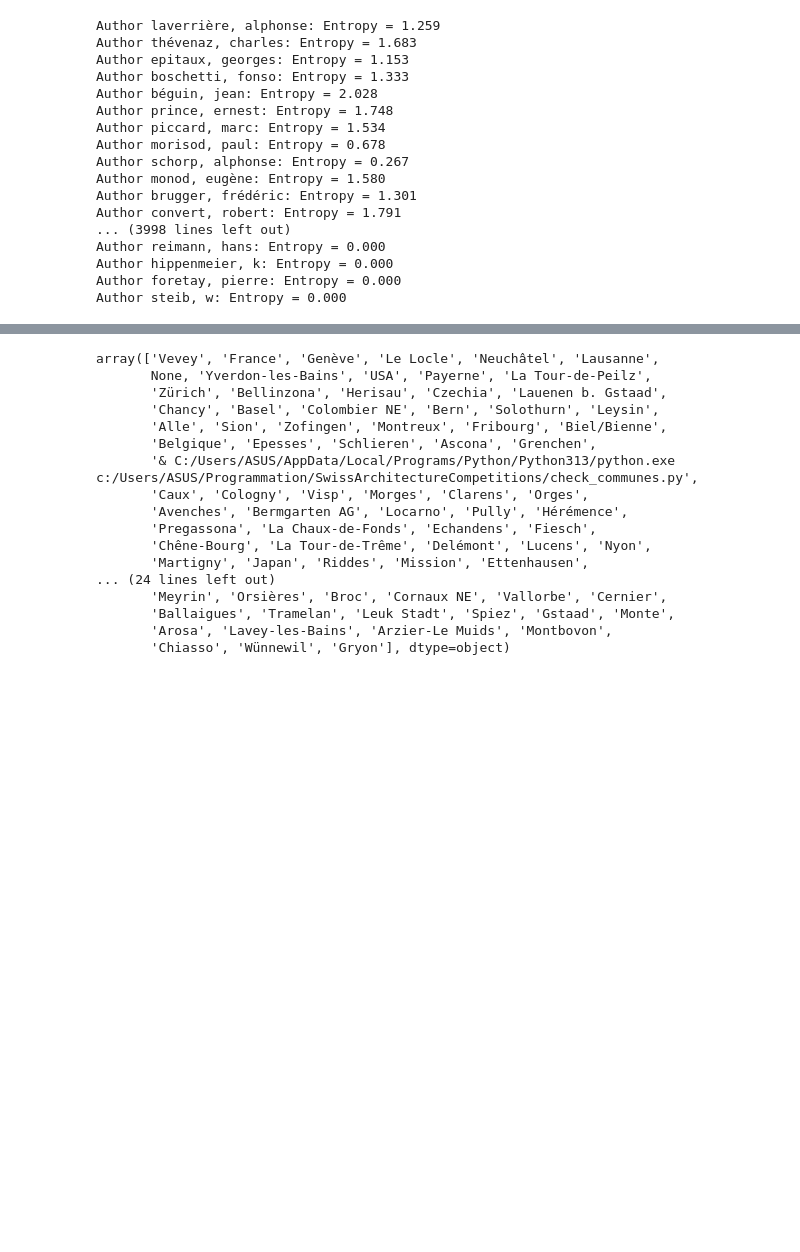
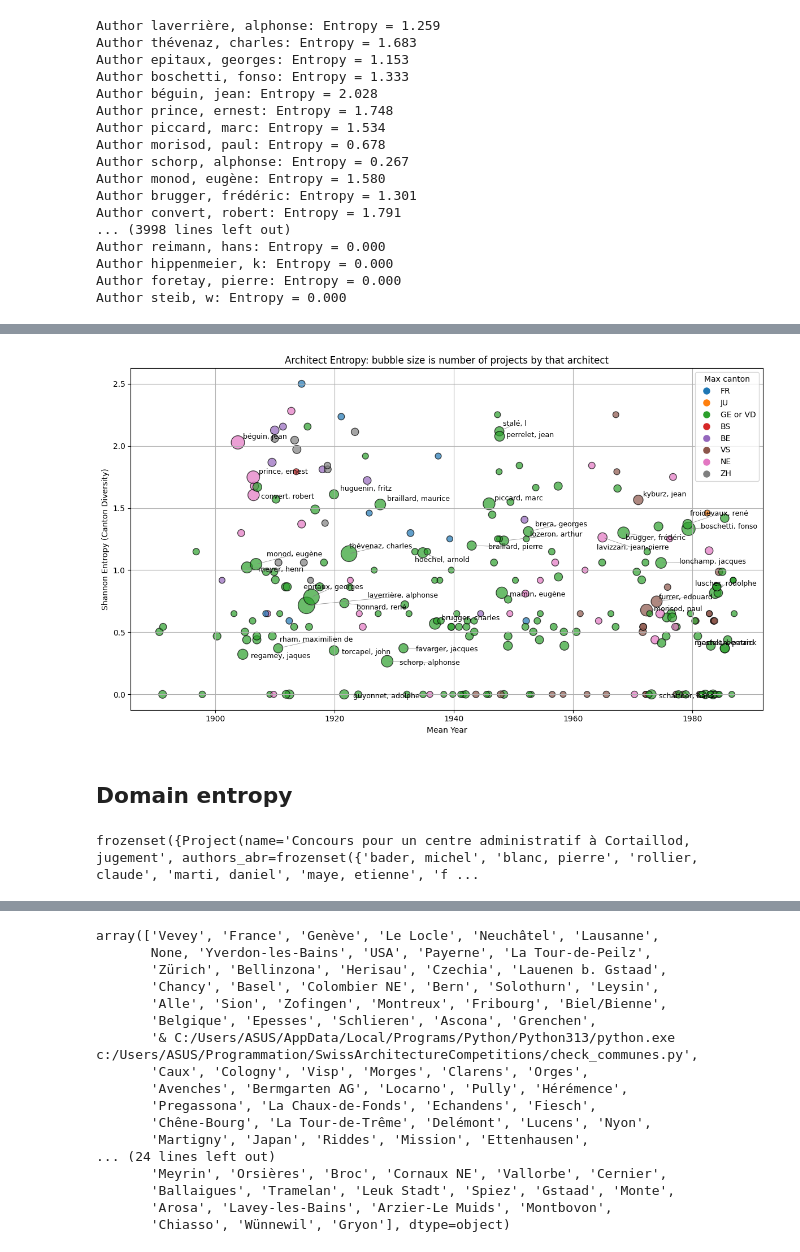
Before and after one commit to ccpfoye/SwissArchitectureCompetitions, a Jupyter notebook: networks_stats.ipynb, the cells around one changed output, grey strips where cells are left out. Saved outputs shown, nothing was run; the diff lists cells and outputs as text; code cells hidden in the pictures; blank space fills up the shorter version.

```diff
--- a/networks_stats.ipynb
+++ b/networks_stats.ipynb
@@ -167,0 +209,10 @@ plot_entropy_vs_birth(authors_list)
+# %%
+plot_entropy_vs_birth(authors_list, mergeGEandVD=True)
+# %% [output]
+[figure, added]
+# %% [markdown]
+## Domain entropy
+# %%
+authors_list[0].projects
+# %% [output]
+frozenset({Project(name='Concours pour un centre administratif à Cortaillod, jugement', authors_abr=frozenset({'bader, michel', 'blanc, pierre', 'rollier, claude', 'marti, daniel', 'maye, etienne', 'f ...
```
Also changed, not shown: parts of 18 cells of this notebook, 1 other file.
